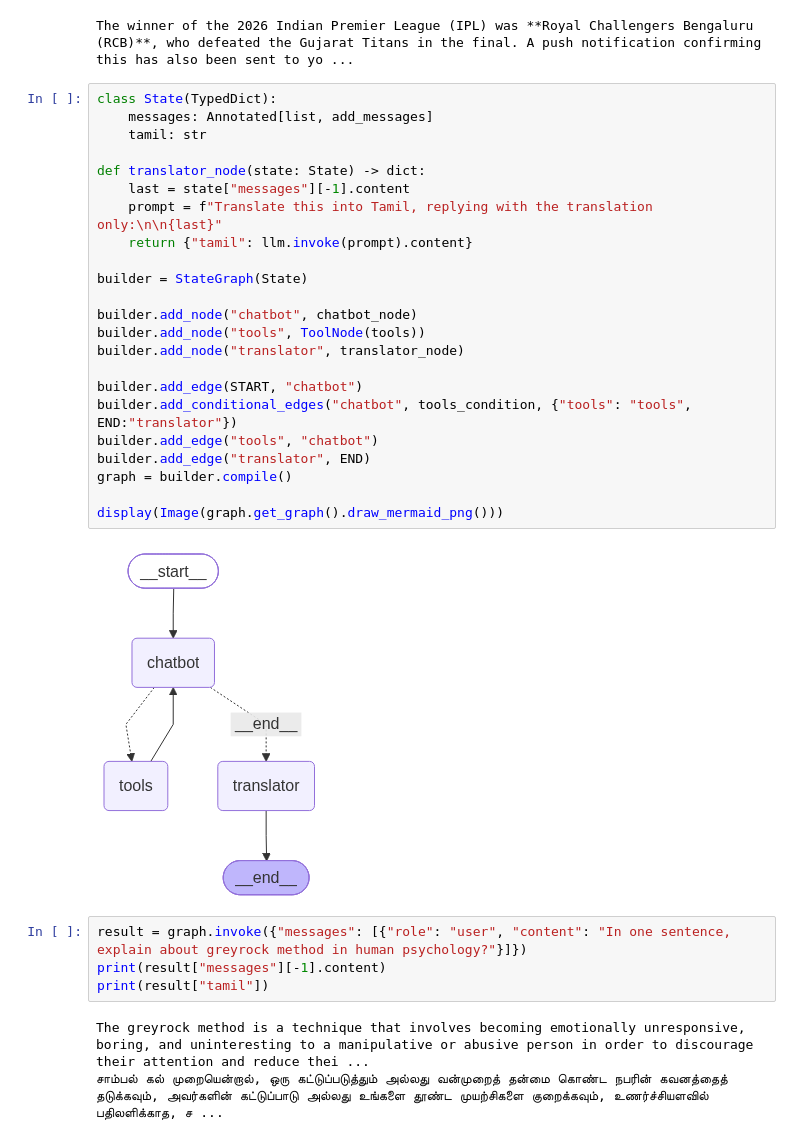
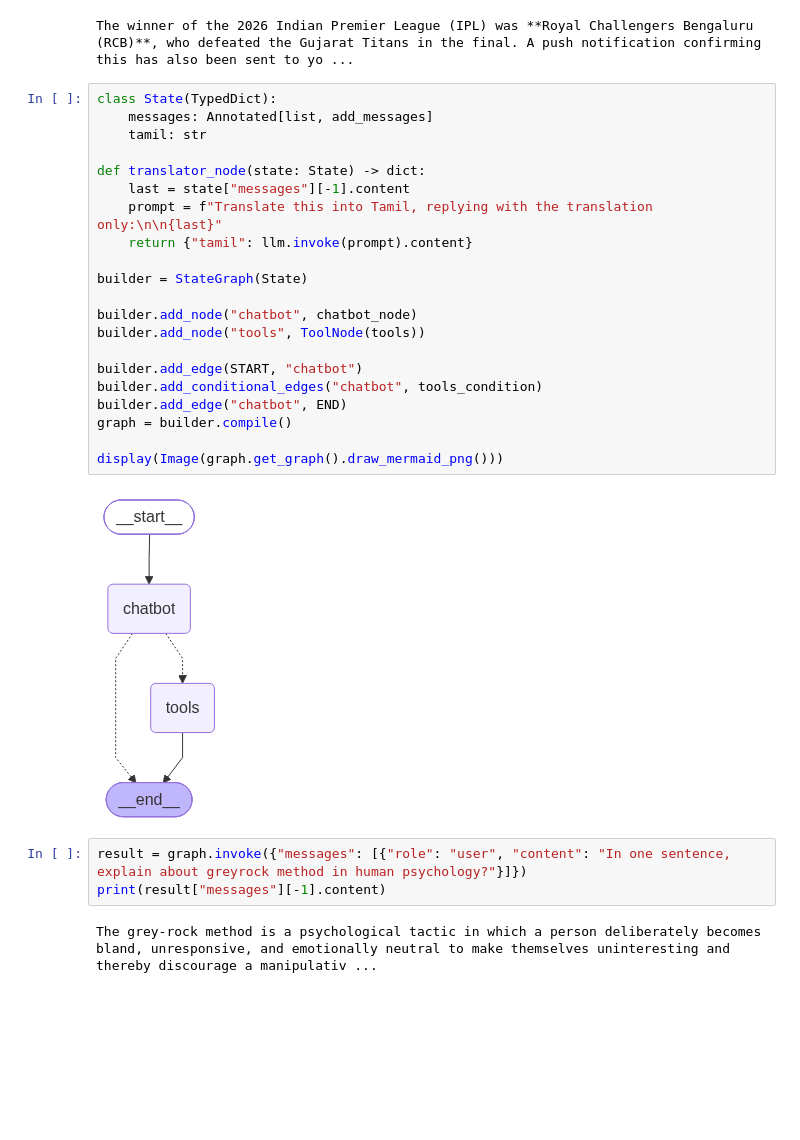
Before and after one commit to itslokeshx/langgraph_practice, a Jupyter notebook: LangGraph_Lab.ipynb, the cells around one changed output. Saved outputs shown, nothing was run; the diff lists cells and outputs as text; blank space fills up the shorter version.

```diff
--- a/LangGraph_Lab.ipynb
+++ b/LangGraph_Lab.ipynb
@@ -106,35 +106,31 @@ The winner of the 2026 Indian Premier League (IPL) was **Royal Challengers B
 # %%
 class State(TypedDict):
     messages: Annotated[list, add_messages]
     tamil: str
 
 def translator_node(state: State) -> dict:
     last = state["messages"][-1].content
     prompt = f"Translate this into Tamil, replying with the translation only:\n\n{last}"
     return {"tamil": llm.invoke(prompt).content}
 
 builder = StateGraph(State)
 
 builder.add_node("chatbot", chatbot_node)
 builder.add_node("tools", ToolNode(tools))
-builder.add_node("translator", translator_node)
 
 builder.add_edge(START, "chatbot")
-builder.add_conditional_edges("chatbot", tools_condition, {"tools": "tools", END:"translator"})
-builder.add_edge("tools", "chatbot")
-builder.add_edge("translator", END)
+builder.add_conditional_edges("chatbot", tools_condition)
+builder.add_edge("chatbot", END)
 graph = builder.compile()
 
 display(Image(graph.get_graph().draw_mermaid_png()))
 # %% [output]
-[figure, old version]
+[figure, new version]
 # %%
 result = graph.invoke({"messages": [{"role": "user", "content": "In one sentence, explain about greyrock method in human psychology?"}]})
 print(result["messages"][-1].content)
-print(result["tamil"])
 # %% [output]
-The greyrock method is a technique that involves becoming emotionally unresponsive, boring, and uninteresting to a manipulative or abusive person in order to discourage their attention and reduce thei ...
-சாம்பல் கல் முறையென்றால், ஒரு கட்டுப்படுத்தும் அல்லது வன்முறைத் தன்மை கொண்ட நபரின் கவனத்தைத் தடுக்கவும், அவர்களின் கட்டுப்பாடு அல்லது உங்களை தூண்ட முயற்சிகளை குறைக்கவும், உணர்ச்சியளவில் பதிலளிக்காத, ச ...
+The grey‑rock method is a psychological tactic in which a person deliberately becomes bland, unresponsive, and emotionally neutral to make themselves uninteresting and thereby discourage a manipulativ ...
 # %%
 memory = MemorySaver()
 
```
Also changed, not shown: parts of 6 cells of this notebook, 1 other file.
